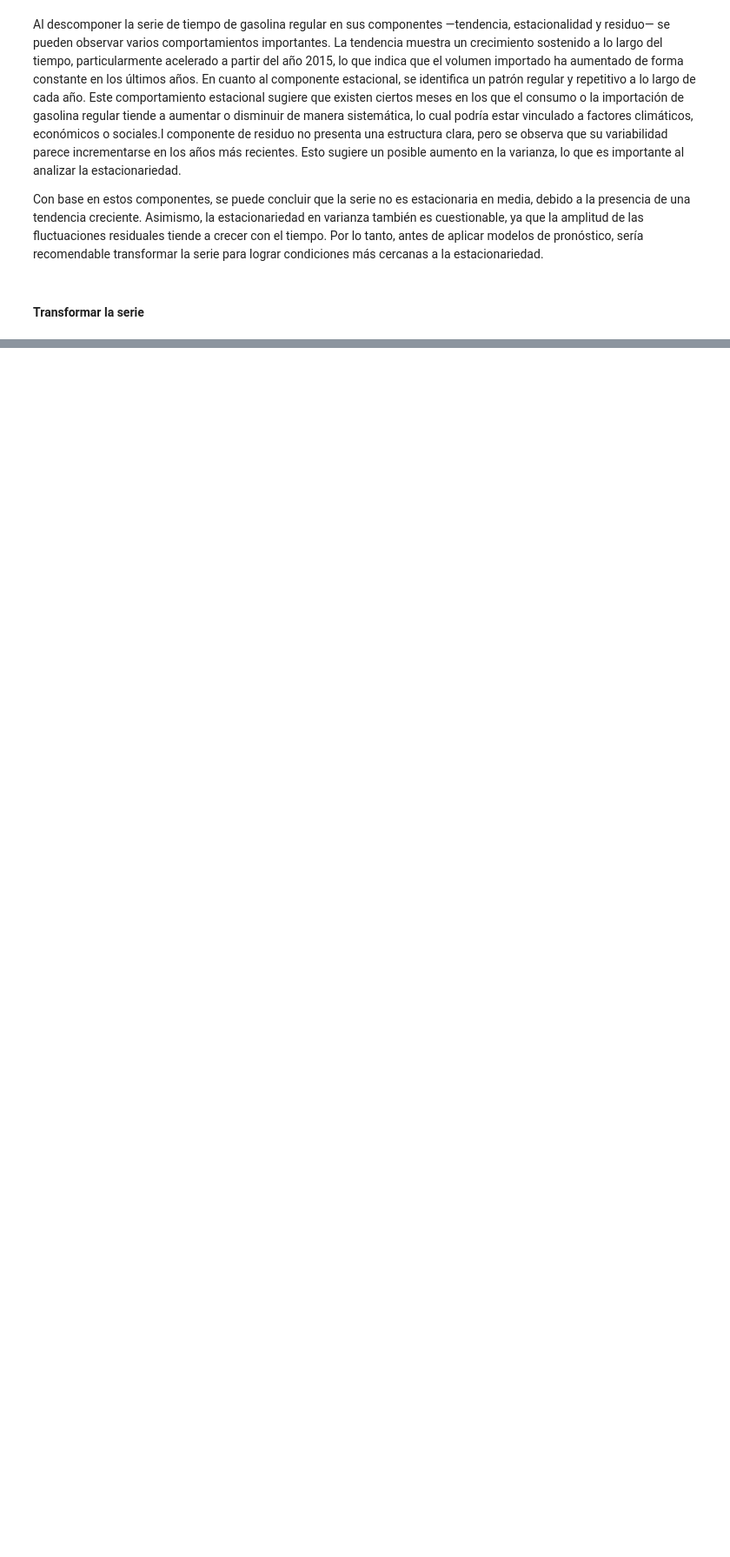
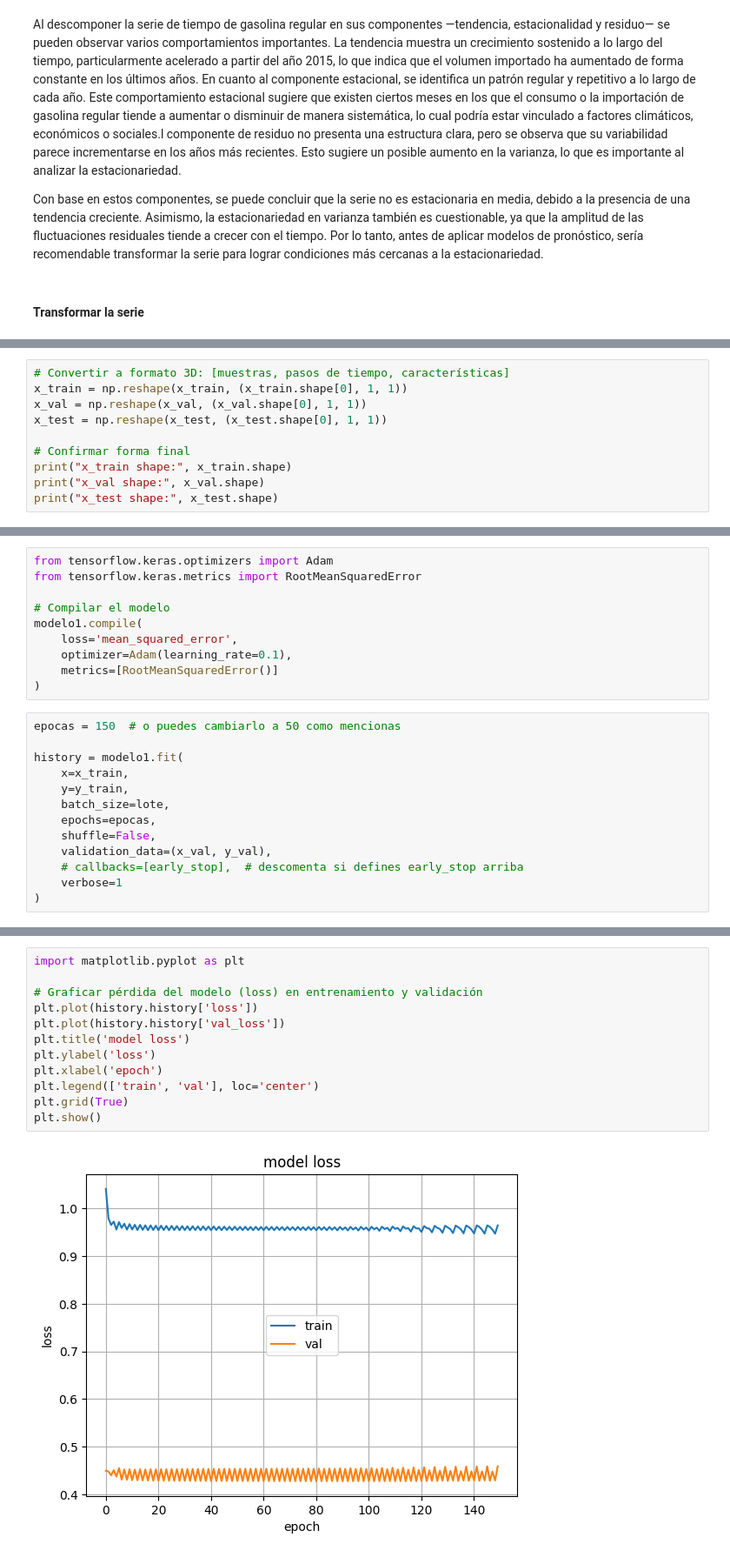
Before and after one commit to JPS4321/Lab2_DataScience, a Jupyter notebook: Series_Importacion_Regular.ipynb, the cells around one changed output, grey strips where cells are left out. Shown at 87% size. Saved outputs shown, nothing was run; the diff lists cells and outputs as text; blank space fills up the shorter version.

```diff
--- a/Series_Importacion_Regular.ipynb
+++ b/Series_Importacion_Regular.ipynb
@@ -536,0 +229,10 @@ Finalmente, el comportamiento en 2024 y los primeros meses del 2025 parece retom
+# %%
+# Convertir a formato 3D: [muestras, pasos de tiempo, características]
+x_train = np.reshape(x_train, (x_train.shape[0], 1, 1))
+x_val = np.reshape(x_val, (x_val.shape[0], 1, 1))
+x_test = np.reshape(x_test, (x_test.shape[0], 1, 1))
+
+# Confirmar forma final
+print("x_train shape:", x_train.shape)
+print("x_val shape:", x_val.shape)
+print("x_test shape:", x_test.shape)
@@ -536,0 +274,23 @@ Finalmente, el comportamiento en 2024 y los primeros meses del 2025 parece retom
+# %%
+from tensorflow.keras.optimizers import Adam
+from tensorflow.keras.metrics import RootMeanSquaredError
+
+# Compilar el modelo
+modelo1.compile(
+    loss='mean_squared_error',
+    optimizer=Adam(learning_rate=0.1),
+    metrics=[RootMeanSquaredError()]
+)
+# %%
+epocas = 150  # o puedes cambiarlo a 50 como mencionas
+
+history = modelo1.fit(
+    x=x_train,
+    y=y_train,
+    batch_size=lote,
+    epochs=epocas,
+    shuffle=False,
+    validation_data=(x_val, y_val),
+    # callbacks=[early_stop],  # descomenta si defines early_stop arriba
+    verbose=1
+)
@@ -536,0 +315,14 @@ Finalmente, el comportamiento en 2024 y los primeros meses del 2025 parece retom
+# %%
+import matplotlib.pyplot as plt
+
+# Graficar pérdida del modelo (loss) en entrenamiento y validación
+plt.plot(history.history['loss'])
+plt.plot(history.history['val_loss'])
+plt.title('model loss')
+plt.ylabel('loss')
+plt.xlabel('epoch')
+plt.legend(['train', 'val'], loc='center')
+plt.grid(True)
+plt.show()
+# %% [output]
+[figure, added]
```
Also changed, not shown: parts of 47 cells of this notebook, 2 other files.
